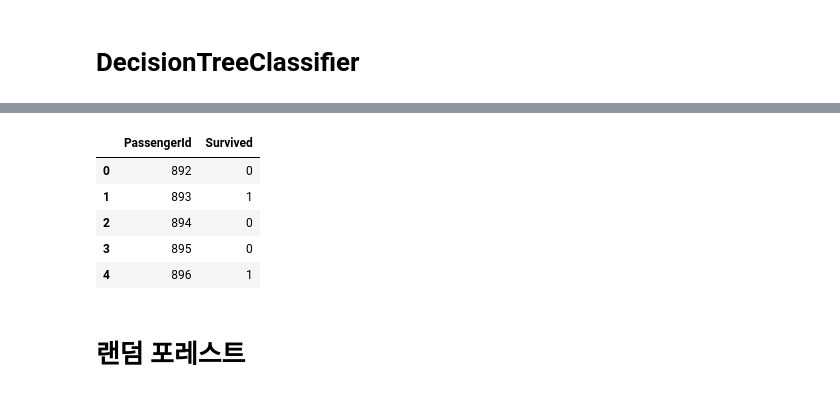
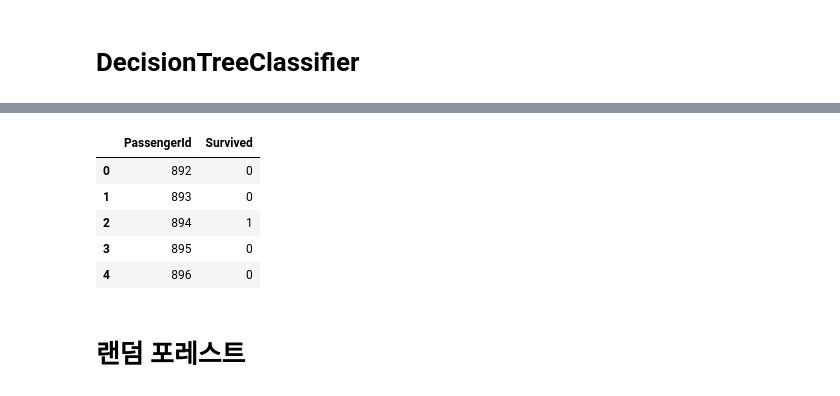
Before and after one commit to pentagram5/Machine_Learning-scikit_learn, a Jupyter notebook: Titanic_data_ML_for kaggle-김준연.ipynb, the cells around one changed output, grey strips where cells are left out. Saved outputs shown, nothing was run; the diff lists cells and outputs as text; code cells hidden in the pictures.

```diff
--- a/Titanic_data_ML_for kaggle-김준연.ipynb
+++ b/Titanic_data_ML_for kaggle-김준연.ipynb
@@ -102,0 +200,21 @@ See the caveats in the documentation: https://pandas.pydata.org/pandas-docs/stab
+# %%
+#g훈련 세트에서 특성별 최솟값 계산
+min_on_training = X_train.min(axis =0)
+
+#훈련 세트에서 특성별 (최대값 - 최소값) 범위 계산
+range_on_training = (X_train - min_on_training).max(axis = 0)
+
+# 훈련데이터에 최솟값을 빼고 범위로 나누면
+# 각 특성에 대해 최솟값은 0 최댓값은 1입니다.
+X_train_scaled = (X_train - min_on_training) /range_on_training
+print('특성별 최솟값\n', X_train_scaled.min(axis = 0))
+print('\n스케일 전 특성별 최솟값:\n', X_train.min(axis = 0))
+print('\n\n특성별 최댓값\n', X_train_scaled.max(axis = 0))
+print('\n스케일 전 특성별 최댓값:\n', X_train.max(axis = 0))
+X_test_scled = (X_test - min_on_training) / range_on_training
+
+svc = SVC()
+svc.fit(X_train_scaled, y_train)
+
+print('훈련 세트 정확도 : {:.3f}'.format(svc.score(X_train_scaled, y_train)))
+print('테스트 세트 정확도 : {:.3f}'.format(svc.score(X_test_scled, y_test)))
@@ -103,6 +239,2 @@ See the caveats in the documentation: https://pandas.pydata.org/pandas-docs/stab
 # %% [markdown]
 # DecisionTreeClassifier
-# %%
-from sklearn.tree import DecisionTreeClassifier
-tree_clf = DecisionTreeClassifier(max_depth=3, random_state=0)
-tree_clf.fit(X_train, y_train)
@@ -123,0 +241,16 @@ Test Score: 0.9641148325358851
+# %%
+from sklearn.tree import DecisionTreeClassifier
+
+for i in tqdm_notebook(range(1,100)):
+    tree_clf = DecisionTreeClassifier(random_state=0, max_depth = i )
+    tree_clf.fit(X_train, y_train)
+    estimators.append(i)
+    trainScore.append(format(tree_clf.score(X_train, y_train)))
+    TestScore.append(format(tree_clf.score(X_test, y_test)))
+
+all_decision = pd.DataFrame({'n_estimators' : estimators,
+                          'trainScore' : trainScore,
+                          'TestScore': TestScore})
+all_decision['trainScore'] = all_decision['trainScore'].astype(float)
+all_decision['TestScore'] = all_decision['TestScore'].astype(float)
+all_decision[all_decision['TestScore'] == all_decision['TestScore'].max()]
@@ -124,17 +261,19 @@ Test Score: 0.9641148325358851
 # %%
-result = tree_clf.predict(X_test)
+tree_clf = DecisionTreeClassifier(max_depth=69, random_state=0)
+tree_clf.fit(X_train, y_train)
+result = tree_clf.predict(X_target_test)
 output = pd.DataFrame({'PassengerId' : titanic_test_data['PassengerId'],
                       'Survived' : result})
 output['Survived'] = output['Survived'].astype(int)
 output.to_csv('my_submission_decision_tree.csv', index=False)
 output.head()
 # %% [output]
 |  | PassengerId | Survived |
 | 0 | 892 | 0 |
-| 1 | 893 | 1 |
-| 2 | 894 | 0 |
+| 1 | 893 | 0 |
+| 2 | 894 | 1 |
 | 3 | 895 | 0 |
-| 4 | 896 | 1 |
+| 4 | 896 | 0 |
 # %% [markdown]
 # 랜덤 포레스트
 # %%
```
Also changed, not shown: parts of 25 cells of this notebook, 11 other files.
